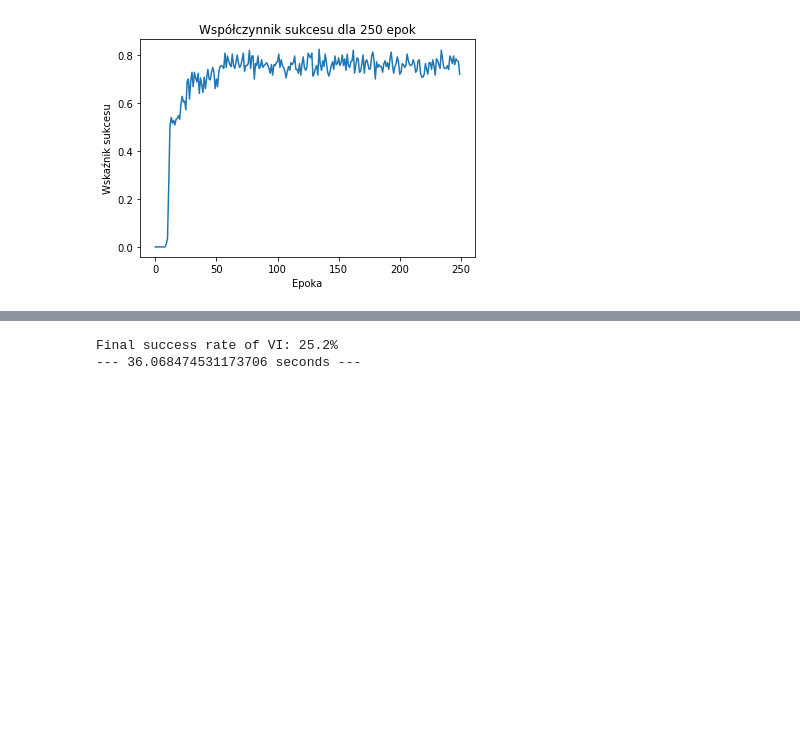
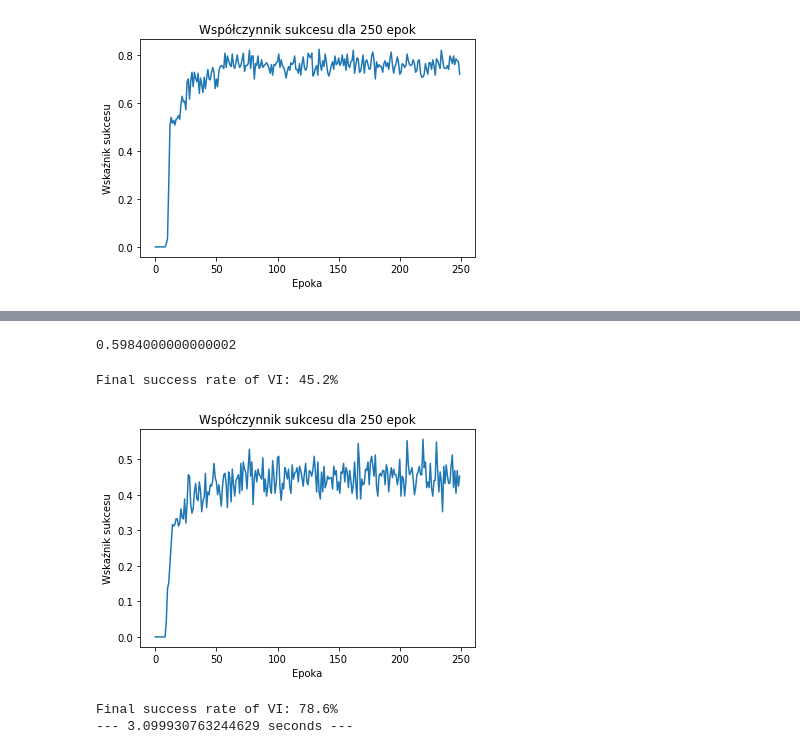
Before and after one commit to Ligerd/reinforcement_learning, a Jupyter notebook: src/Value-Iteration.ipynb, the cells around one changed output, grey strips where cells are left out. Saved outputs shown, nothing was run; the diff lists cells and outputs as text; code cells hidden in the pictures; blank space fills up the shorter version.

```diff
--- a/src/Value-Iteration.ipynb
+++ b/src/Value-Iteration.ipynb
@@ -158,8 +184,20 @@ Final success rate of VI: 72.0%
+# %%
+sum(succ)/len(succ)
+# %% [output]
+0.5984000000000002
+# %%
+# start_time = time.time()
+ite = 250
+policy, success_rate = trainModel("FrozenLake8x8-v1", 63, ite)
+# succ.append(success_rate[-1])
+plot(success_rate, f"Współczynnik sukcesu dla {ite} epok")
+# %% [output]
+Final success rate of VI: 45.2%
+[figure, added]
 # %%
-import time
 start_time = time.time()
-policy, success_rate = trainModel("FrozenLake8x8-v1", 63, 250)
+policy, success_rate = trainModel("FrozenLake-v1", 15, 70)
 print("--- %s seconds ---" % (time.time() - start_time))
 # %% [output]
-Final success rate of VI: 25.2%
---- 36.068474531173706 seconds ---
+Final success rate of VI: 78.6%
+--- 3.099930763244629 seconds ---
```
Also changed, not shown: parts of 2 cells of this notebook.
